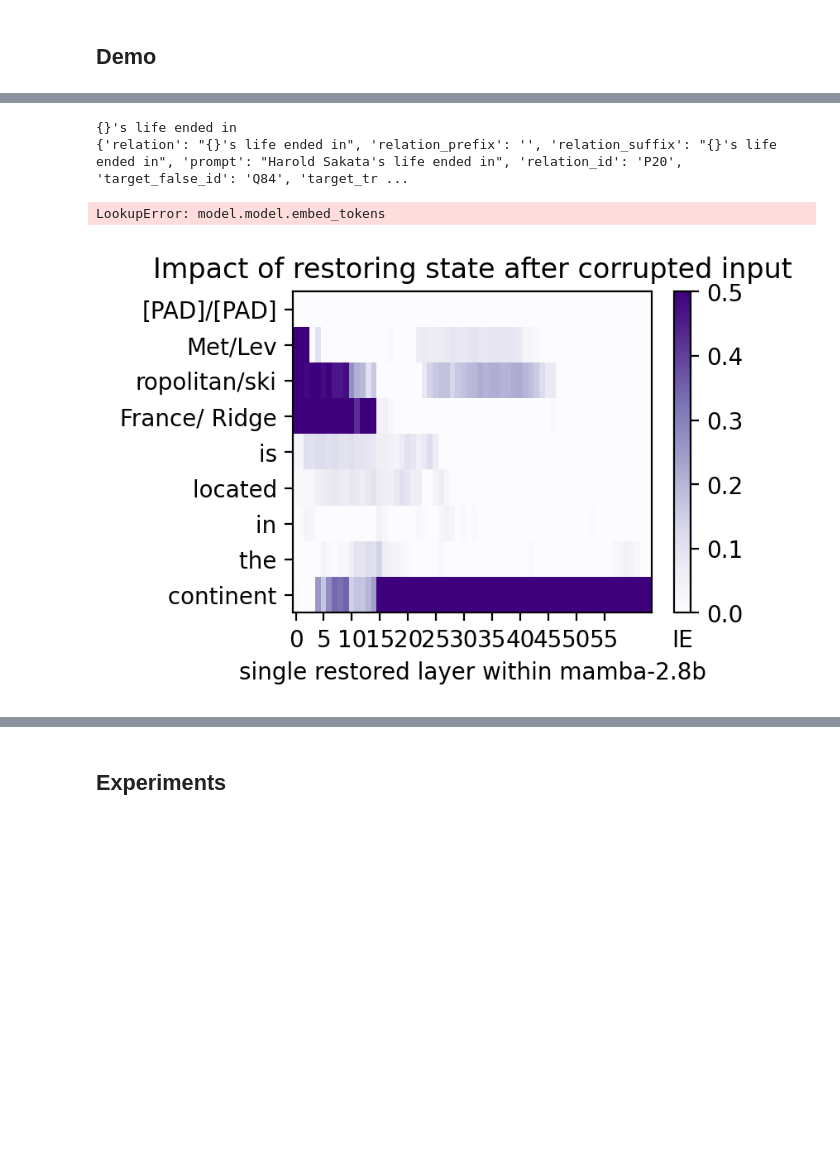
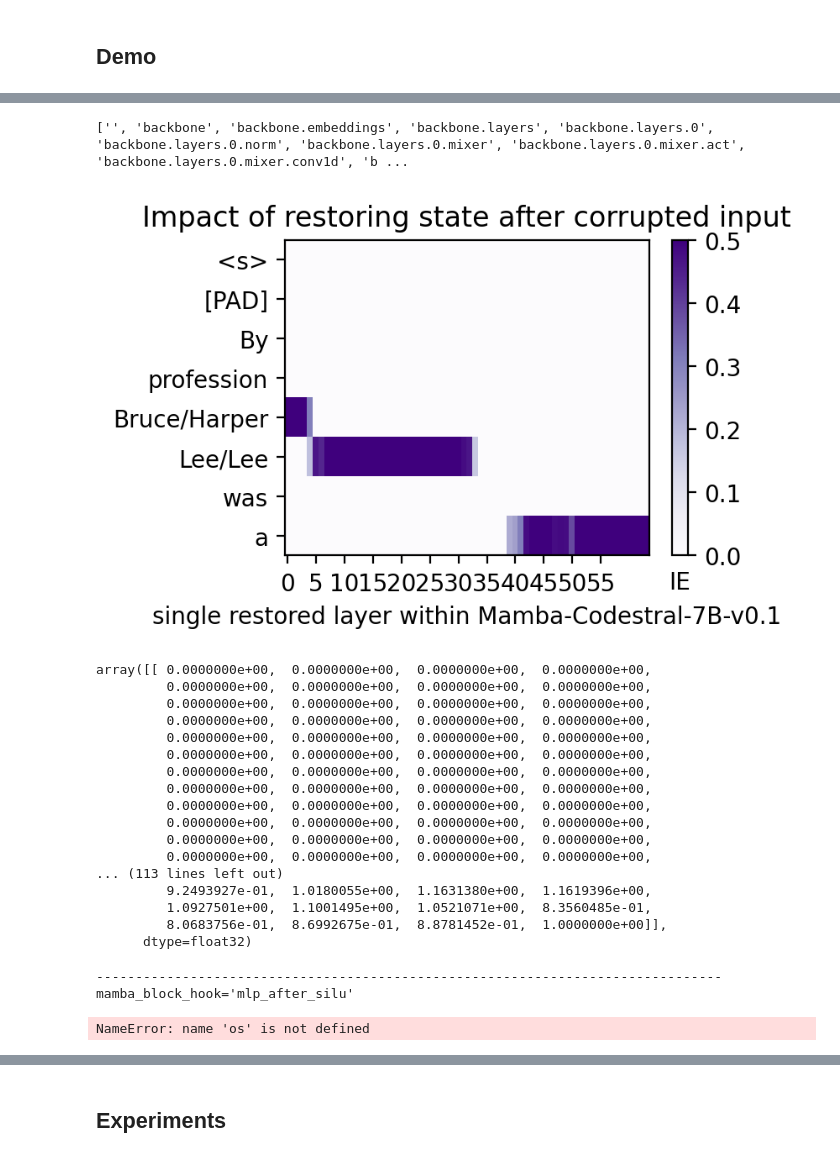
Before and after one commit to helalaou/anlp-spring2025-hw3, a Jupyter notebook: demo/mamba2_updated_causal_tracing.ipynb, the cells around one changed output, grey strips where cells are left out. Drawn from its saved outputs; the diff is of its cells as text; code cells hidden in the pictures; blank space fills up the shorter version.

```diff
--- a/demo/mamba2_updated_causal_tracing.ipynb
+++ b/demo/mamba2_updated_causal_tracing.ipynb
@@ -126,11 +191,0 @@ predict_next_token(
-# %%
-from src.models import ModelandTokenizer
-
-MODEL_PATH = "state-spaces/mamba-2.8b"
-# MODEL_PATH = "EleutherAI/pythia-2.8b-deduped"
-
-
-mt = ModelandTokenizer(
-    model_path=MODEL_PATH,
-    torch_dtype=torch.float32
-)
@@ -206,10 +192,11 @@ predict_next_token(
-# %%
-# sampled_prompts['data'][idx]["relation"] = "{} is located in the continent of"
-print(prompt_template)
-print(sampled_prompts['data'][idx])
-# %% [output]
-{}'s life ended in
-{'relation': "{}'s life ended in", 'relation_prefix': '', 'relation_suffix': "{}'s life ended in", 'prompt': "Harold Sakata's life ended in", 'relation_id': 'P20', 'target_false_id': 'Q84', 'target_tr ...
+# %%
+prompt_template = mt.tokenizer.eos_token + " By profession {} was a"
+subject = "Bruce Lee"
+alt_subject = "Harper Lee"
+# %%
+print(list(dict(mt.model.named_modules()).keys()))
+# %% [output]
+['', 'backbone', 'backbone.embeddings', 'backbone.layers', 'backbone.layers.0', 'backbone.layers.0.norm', 'backbone.layers.0.mixer', 'backbone.layers.0.mixer.act', 'backbone.layers.0.mixer.conv1d', 'b ...
 # %%
 from src.tracing import calculate_hidden_flow
 from src.plotting import plot_trace_heatmap
@@ -219,23 +206,39 @@ indirect_effects = calculate_hidden_flow(
     prompt = prompt_template,
     subject = subject,
     alt_subject = alt_subject,
-    # subject = alt_subject,
-    # alt_subject = subject
 )
-# %% [output]
-LookupError: model.model.embed_tokens
 # %%
 plot_trace_heatmap(
     indirect_effects,
-    modelname=MODEL_PATH.split("/")[-1],
+    modelname=model_id.split("/")[-1],
     relative_recovery=True,
     savepdf=os.path.join(SAVE_DIR, f"{FILE_NAME_PREFIX}_res.pdf"),
     scale_range=(0, 0.5)
 )
 # %% [output]
-[figure, old version]
+[figure, new version]
+array([[ 0.0000000e+00,  0.0000000e+00,  0.0000000e+00,  0.0000000e+00,
+         0.0000000e+00,  0.0000000e+00,  0.0000000e+00,  0.0000000e+00,
+         0.0000000e+00,  0.0000000e+00,  0.0000000e+00,  0.0000000e+00,
+         0.0000000e+00,  0.0000000e+00,  0.0000000e+00,  0.0000000e+00,
+         0.0000000e+00,  0.0000000e+00,  0.0000000e+00,  0.0000000e+00,
+         0.0000000e+00,  0.0000000e+00,  0.0000000e+00,  0.0000000e+00,
+         0.0000000e+00,  0.0000000e+00,  0.0000000e+00,  0.0000000e+00,
+         0.0000000e+00,  0.0000000e+00,  0.0000000e+00,  0.0000000e+00,
+         0.0000000e+00,  0.0000000e+00,  0.0000000e+00,  0.0000000e+00,
+         0.0000000e+00,  0.0000000e+00,  0.0000000e+00,  0.0000000e+00,
+         0.0000000e+00,  0.0000000e+00,  0.0000000e+00,  0.0000000e+00,
+         0.0000000e+00,  0.0000000e+00,  0.0000000e+00,  0.0000000e+00,
+... (113 lines left out)
+         9.2493927e-01,  1.0180055e+00,  1.1631380e+00,  1.1619396e+00,
+         1.0927501e+00,  1.1001495e+00,  1.0521071e+00,  8.3560485e-01,
+         8.0683756e-01,  8.6992675e-01,  8.8781452e-01,  1.0000000e+00]],
+      dtype=float32)
 # %%
 # for mamba_block_hook in get_args(MambaBlock_Hook_Points):
+from src.tracing import calculate_hidden_flow
+from src.plotting import plot_trace_heatmap
+
 for mamba_block_hook in [
     "mlp_after_silu",
     "after_down_proj",
@@ -253,8 +256,14 @@ for mamba_block_hook in [
     )
     plot_trace_heatmap(
         indirect_effects,
-        modelname=MODEL_PATH.split("/")[-1],
+        modelname=model_id.split("/")[-1],
         relative_recovery=True,
         savepdf=os.path.join(SAVE_DIR, f"{FILE_NAME_PREFIX}_{mamba_block_hook.split('_')[0]}.pdf"),
         scale_range=(0, 0.5)
     )
+
+    break
+# %% [output]
+--------------------------------------------------------------------------------
+mamba_block_hook='mlp_after_silu'
+NameError: name 'os' is not defined
```
Also changed, not shown: parts of 37 cells of this notebook, 6 other files.
